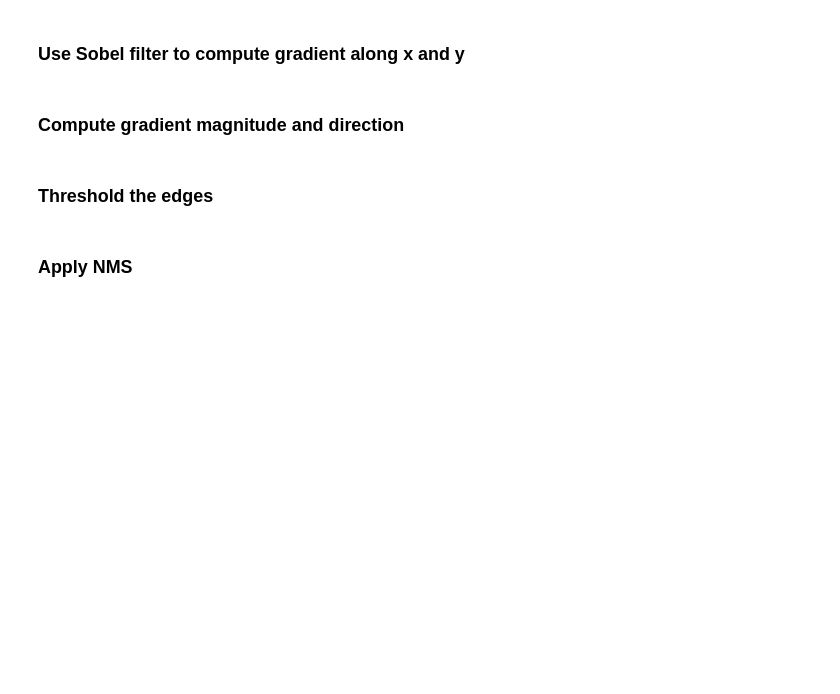
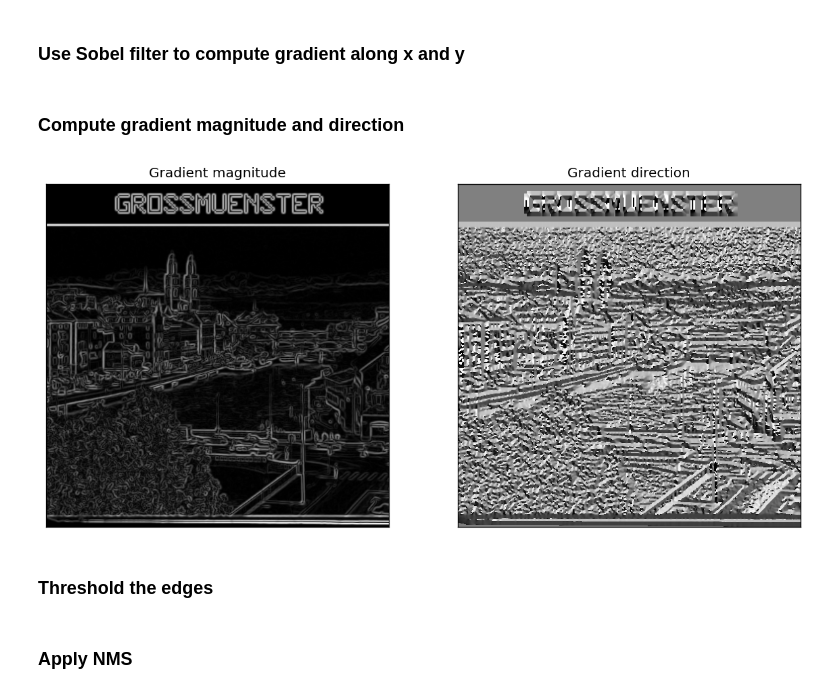
Before and after one commit to faehdy/Bildverarbeitung, a Jupyter notebook: canny_edge.ipynb, the cells around one changed output. Cells and saved outputs as stored; diff of their text form; code cells hidden in the pictures; blank space fills up the shorter version.

```diff
--- a/canny_edge.ipynb
+++ b/canny_edge.ipynb
@@ -45,20 +47,22 @@ I_y = ...
 ### Compute gradient magnitude and direction
 # %%
 ## TODO
-magnitude = ...
-direction = ...
+magnitude = np.sqrt(I_x**2 + I_y**2)
+direction = np.arctan2(I_y, I_x)
 
 plt.figure(figsize=(12, 12),dpi=DPI)
 plt.subplot(121)
 plt.xticks([]), plt.yticks([])
 plt.imshow(magnitude, cmap = 'gray')
 plt.title('Gradient magnitude')
 
 plt.subplot(122)
 plt.xticks([]), plt.yticks([])
 plt.imshow(direction, cmap=plt.cm.gray)
 plt.title('Gradient direction')
 plt.show()
+# %% [output]
+[figure, added]
 # %% [markdown]
 ### Threshold the edges
 # %%
```
Also changed, not shown: parts of 8 cells of this notebook.
